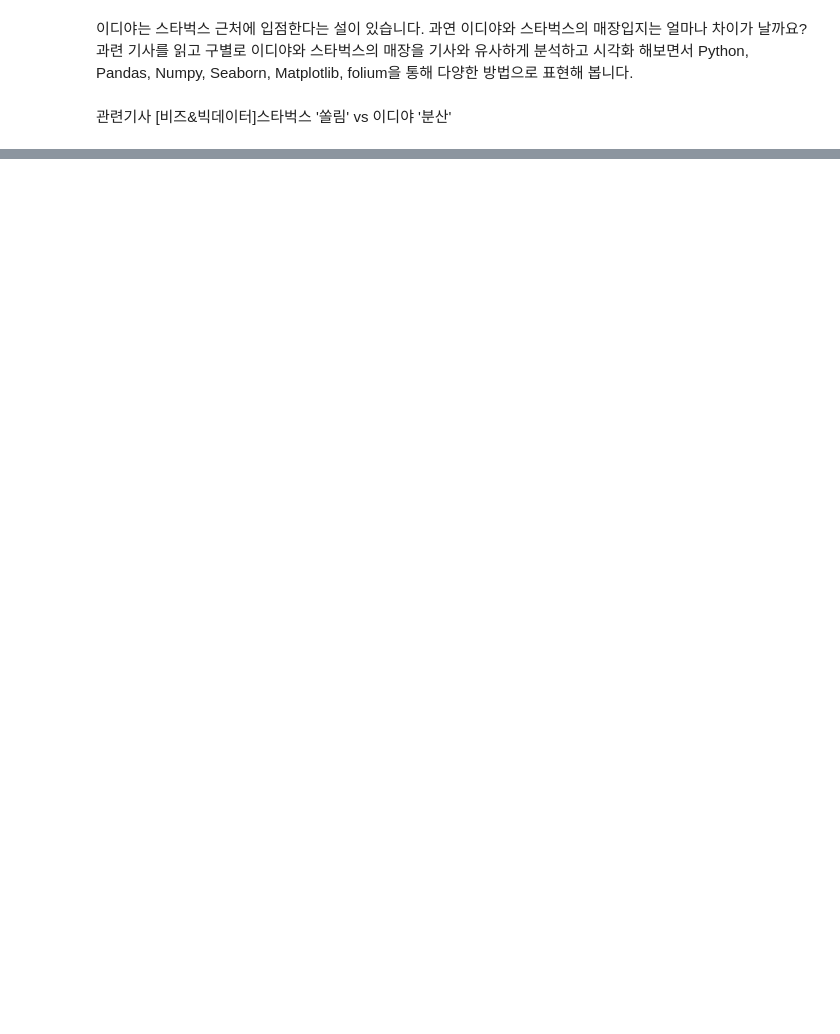
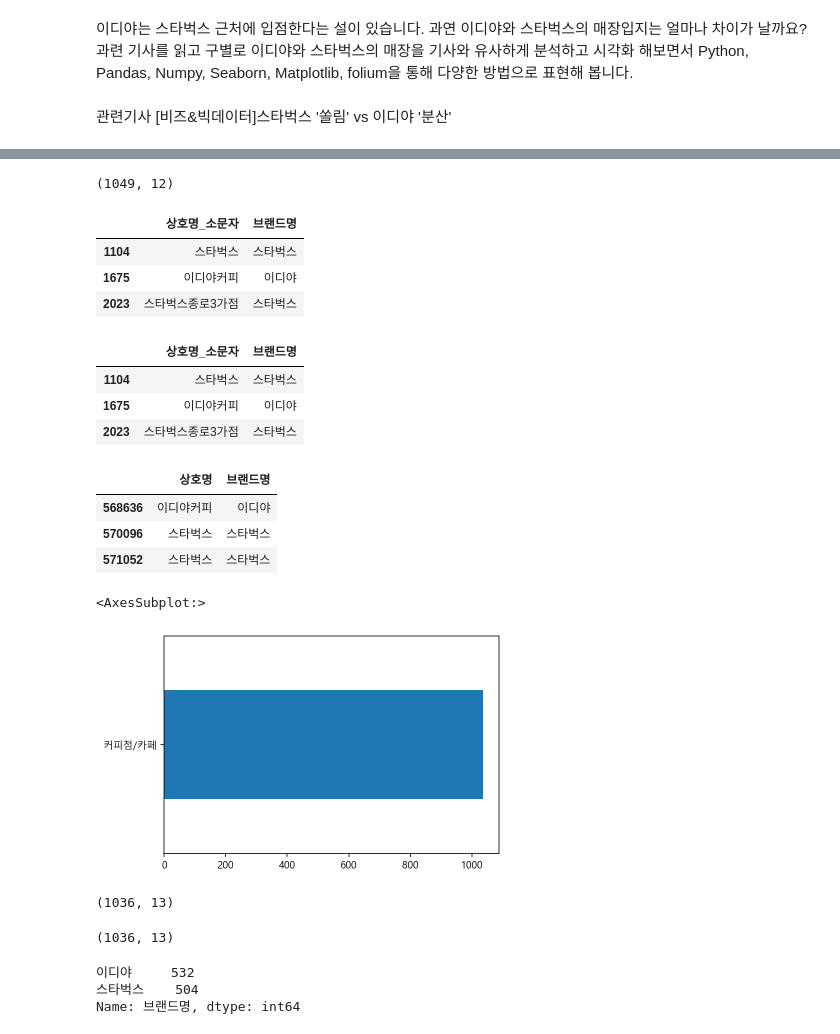
Before and after one commit to hdonghun/Python_analysis-visualization, a Jupyter notebook: 스타벅스, 이디야 매장위치 비교하기.ipynb, the cells around one changed output, grey strips where cells are left out. Drawn from its saved outputs; the diff is of its cells as text; code cells hidden in the pictures; blank space fills up the shorter version.

```diff
--- a/스타벅스, 이디야 매장위치 비교하기.ipynb
+++ b/스타벅스, 이디야 매장위치 비교하기.ipynb
@@ -21,0 +106,3 @@ pd.Series([-1,-0,1,3,5]).plot()
+# %%
+#상호명을 모두 소문자로 만들어주기
+df_seoul["상호명_소문자"] = df_seoul["상호명"].str.lower()
@@ -21,0 +175,47 @@ pd.Series([-1,-0,1,3,5]).plot()
+# %%
+df_cafe = df_seoul[df_seoul["상호명_소문자"].str.contains("스타벅스|starbucks|이디야|이디아|ediya")].copy()
+# %%
+df_cafe.shape
+# %% [output]
+(1049, 12)
+# %%
+df_cafe.loc[df_cafe["상호명_소문자"].str.contains('스타벅스|starbucks'),"브랜드명"]="스타벅스"
+df_cafe[["상호명_소문자","브랜드명"]].head(3)
+# %% [output]
+|  | 상호명_소문자 | 브랜드명 |
+| 1104 | 스타벅스 | 스타벅스 |
+| 1675 | 이디야커피 | 이디야 |
+| 2023 | 스타벅스종로3가점 | 스타벅스 |
+# %%
+df_cafe.loc[~df_cafe["상호명_소문자"].str.contains('스타벅스|starbucks'),"브랜드명"]="이디야"
+df_cafe[["상호명_소문자","브랜드명"]].head(3)
+# %% [output]
+|  | 상호명_소문자 | 브랜드명 |
+| 1104 | 스타벅스 | 스타벅스 |
+| 1675 | 이디야커피 | 이디야 |
+| 2023 | 스타벅스종로3가점 | 스타벅스 |
+# %%
+df_cafe[["상호명","브랜드명"]].tail(3)
+# %% [output]
+|  | 상호명 | 브랜드명 |
+| 568636 | 이디야커피 | 이디야 |
+| 570096 | 스타벅스 | 스타벅스 |
+| 571052 | 스타벅스 | 스타벅스 |
+# %%
+df_cafe["상권업종중분류명"].value_counts().plot.barh()
+# %% [output]
+<AxesSubplot:>
+[figure, added]
+# %%
+print(df_cafe.shape)
+df_cafe = df_cafe[df_cafe["상권업종중분류명"]=="커피점/카페"].copy()
+df_cafe.shape
+# %% [output]
+(1036, 13)
+(1036, 13)
+# %%
+df_cafe["브랜드명"].value_counts()
+# %% [output]
+이디야     532
+스타벅스    504
+Name: 브랜드명, dtype: int64
```
Also changed, not shown: parts of 41 cells of this notebook.
